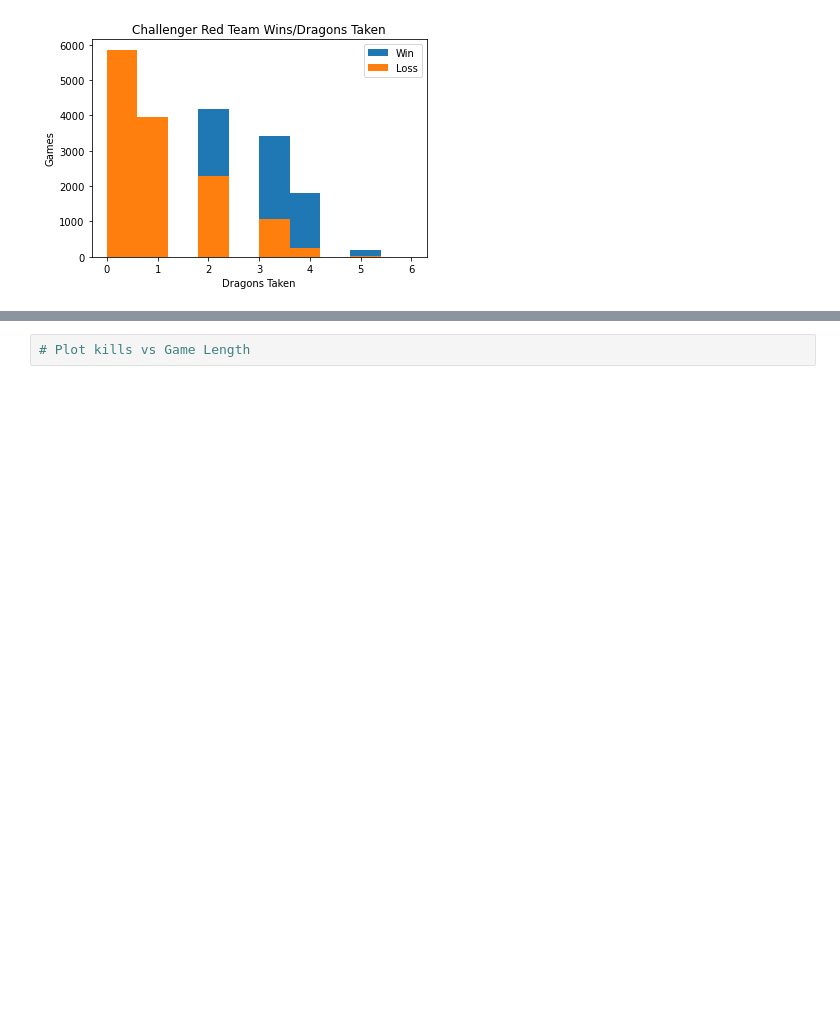
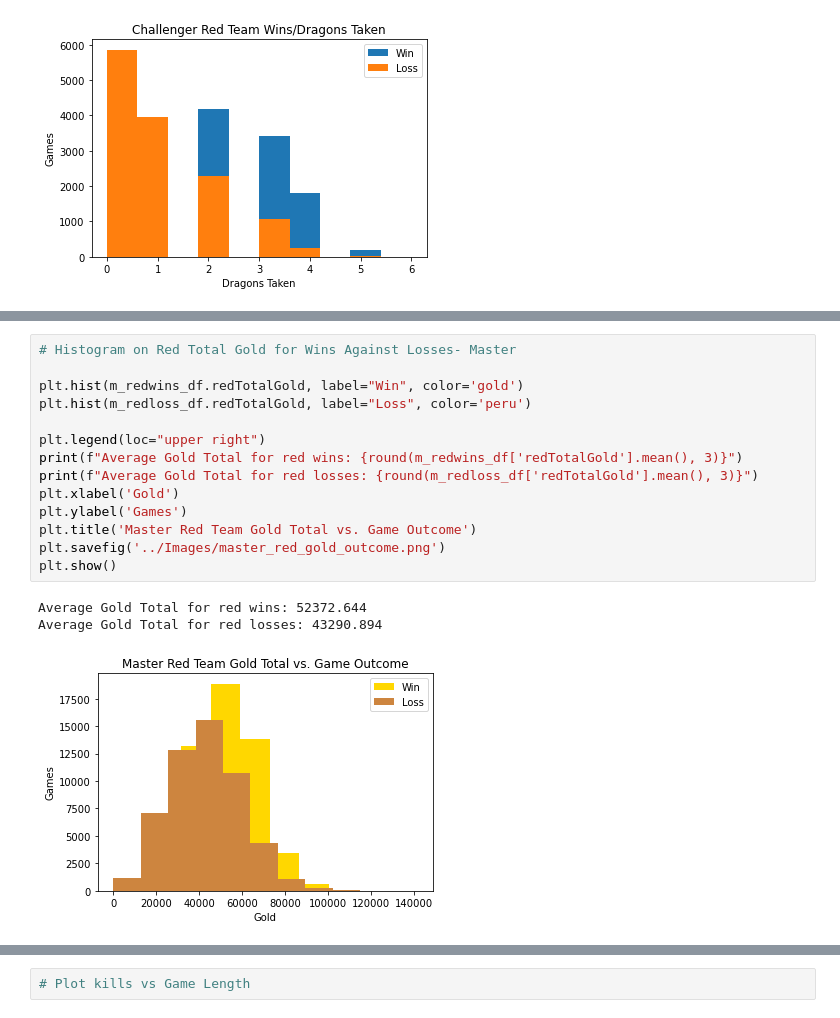
Before and after one commit to josephchancey/riot-lol-match-trends, a Jupyter notebook: Notebooks/LoL Trend Analysis.ipynb, the cells around one changed output, grey strips where cells are left out. Drawn from its saved outputs; the diff is of its cells as text; blank space fills up the shorter version.

```diff
--- a/Notebooks/LoL Trend Analysis.ipynb
+++ b/Notebooks/LoL Trend Analysis.ipynb
@@ -619,0 +638,18 @@ Average dragon kills for red losses: 0.957 Dragons
+# %%
+# Histogram on Red Total Gold for Wins Against Losses- Master
+
+plt.hist(m_redwins_df.redTotalGold, label="Win", color='gold')
+plt.hist(m_redloss_df.redTotalGold, label="Loss", color='peru')
+
+plt.legend(loc="upper right")
+print(f"Average Gold Total for red wins: {round(m_redwins_df['redTotalGold'].mean(), 3)}")
+print(f"Average Gold Total for red losses: {round(m_redloss_df['redTotalGold'].mean(), 3)}")
+plt.xlabel('Gold')
+plt.ylabel('Games')
+plt.title('Master Red Team Gold Total vs. Game Outcome')
+plt.savefig('../Images/master_red_gold_outcome.png')
+plt.show()
+# %% [output]
+Average Gold Total for red wins: 52372.644
+Average Gold Total for red losses: 43290.894
+[figure, added]
```
Also changed, not shown: parts of 4 cells of this notebook, 6 other files.
